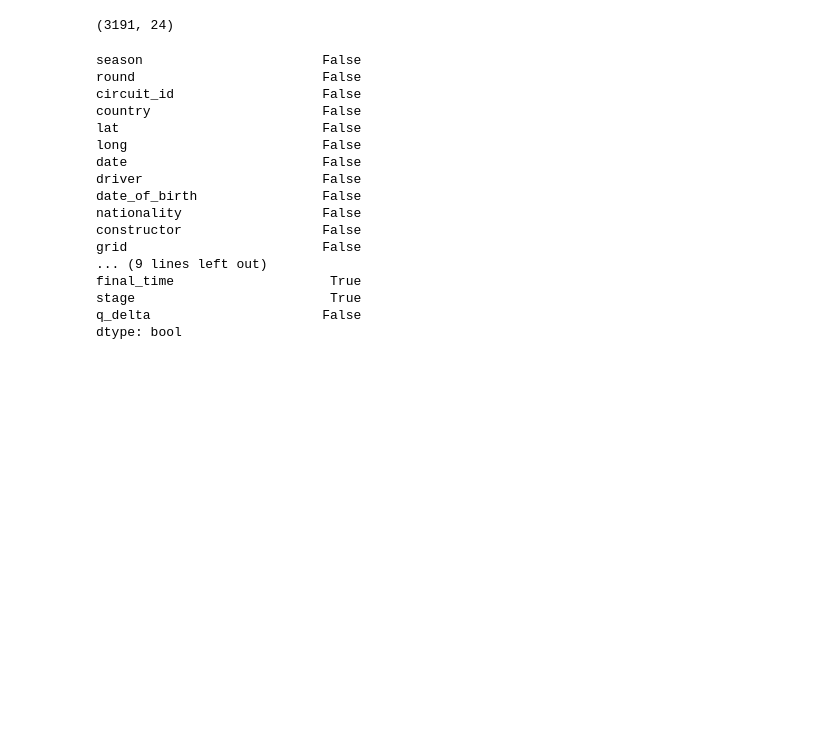
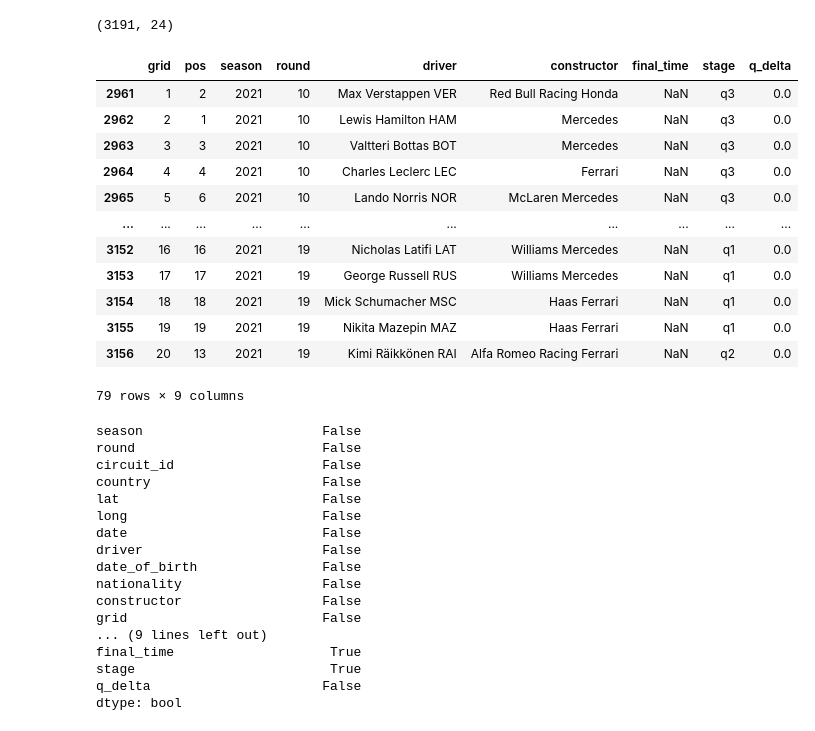
Before and after one commit to ollyjc99/f1-analytics, a Jupyter notebook: data processing/data-merging.ipynb, the cells around one changed output. Drawn from its saved outputs; the diff is of its cells as text; code cells hidden in the pictures; blank space fills up the shorter version.

```diff
--- a/data processing/data-merging.ipynb
+++ b/data processing/data-merging.ipynb
@@ -29,6 +29,24 @@ merged_df.rename(columns={'driver_x': 'driver', 'constructor_x': 'constructor'},
 merged_df.shape
 # %% [output]
 (3191, 24)
+# %%
+missing = [10, 19, 12, 14]
+
+qualifying.query('season == 2021 & round in @missing')
+# %% [output]
+|  | grid | pos | season | round | driver | constructor | final_time | stage | q_delta |
+| 2961 | 1 | 2 | 2021 | 10 | Max Verstappen VER | Red Bull Racing Honda | NaN | q3 | 0.0 |
+| 2962 | 2 | 1 | 2021 | 10 | Lewis Hamilton HAM | Mercedes | NaN | q3 | 0.0 |
+| 2963 | 3 | 3 | 2021 | 10 | Valtteri Bottas BOT | Mercedes | NaN | q3 | 0.0 |
+| 2964 | 4 | 4 | 2021 | 10 | Charles Leclerc LEC | Ferrari | NaN | q3 | 0.0 |
+| 2965 | 5 | 6 | 2021 | 10 | Lando Norris NOR | McLaren Mercedes | NaN | q3 | 0.0 |
+| ... | ... | ... | ... | ... | ... | ... | ... | ... | ... |
+| 3152 | 16 | 16 | 2021 | 19 | Nicholas Latifi LAT | Williams Mercedes | NaN | q1 | 0.0 |
+| 3153 | 17 | 17 | 2021 | 19 | George Russell RUS | Williams Mercedes | NaN | q1 | 0.0 |
+| 3154 | 18 | 18 | 2021 | 19 | Mick Schumacher MSC | Haas Ferrari | NaN | q1 | 0.0 |
+| 3155 | 19 | 19 | 2021 | 19 | Nikita Mazepin MAZ | Haas Ferrari | NaN | q1 | 0.0 |
+| 3156 | 20 | 13 | 2021 | 19 | Kimi Räikkönen RAI | Alfa Romeo Racing Ferrari | NaN | q2 | 0.0 |
+79 rows × 9 columns
 # %%
 merged_df.isna().any()
 # %% [output]
```
Also changed, not shown: parts of 2 cells of this notebook.
